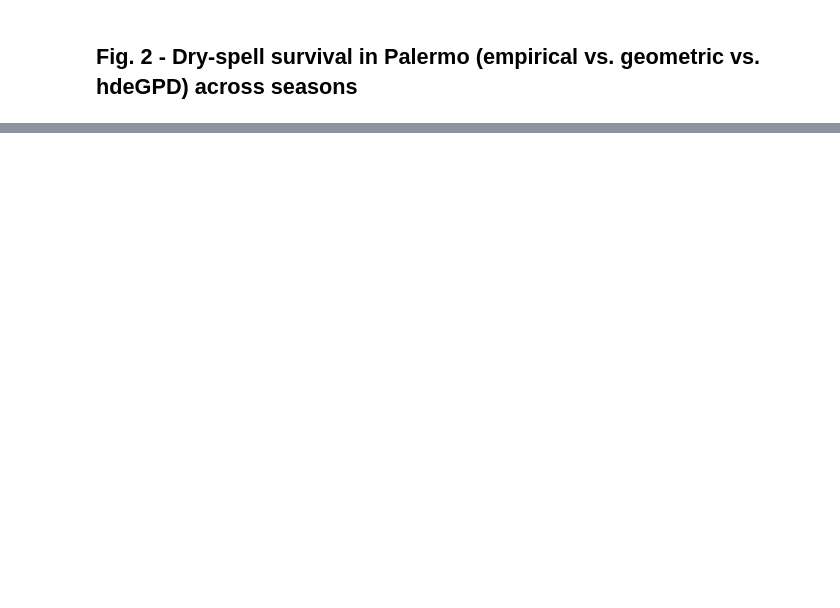
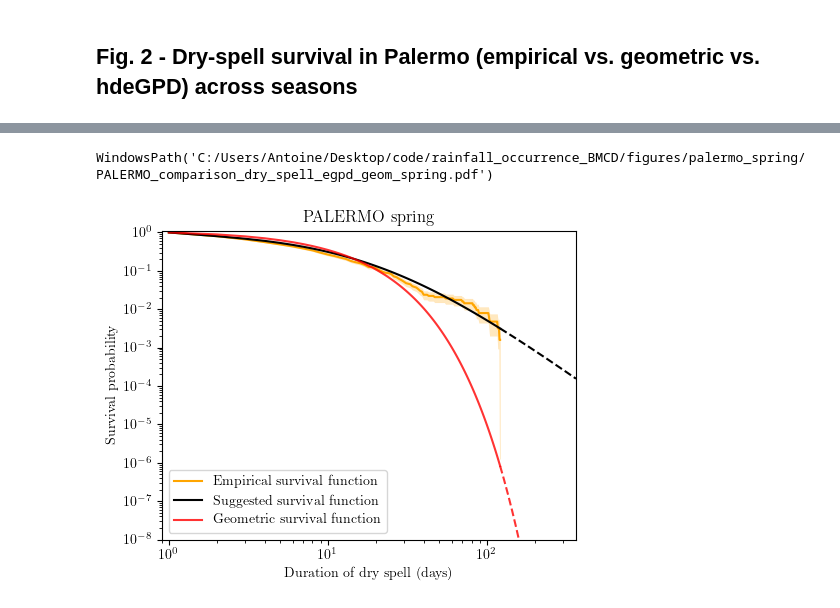
Before and after one commit to antoinedoize/rainfall_occurrence_BMCD, a Jupyter notebook: article_code/notebooks_article_pipeline/02_introduction_plots.ipynb, the cells around one changed output, grey strips where cells are left out. Drawn from its saved outputs; the diff is of its cells as text; code cells hidden in the pictures; blank space fills up the shorter version.

```diff
--- a/article_code/notebooks_article_pipeline/02_introduction_plots.ipynb
+++ b/article_code/notebooks_article_pipeline/02_introduction_plots.ipynb
@@ -156 +156,81 @@ WindowsPath('C:/Users/antoi/Desktop/code/rainfall_occurrence_BMCD/figures/PALERM
 [figure]
+# %%
+# Same survival comparison as above, but for Palermo spring only,
+# saved as a standalone single-panel PDF in a dedicated directory.
+out_dir = config.ROOT / "figures" / "palermo_spring"
+out_dir.mkdir(parents=True, exist_ok=True)
+
+vec_month_seasons = next(v for v in config.LIST_MONTH_SEASONS[1:] if v[3] == "spring")
+season = vec_month_seasons[3]
+month_set = set(vec_month_seasons)
+season_mask = np.array([m in month_set for m in palermo_months])
+concatenation_neg_exc = np.array(palermo_spells)[season_mask]
+
+# Fit parameters for spring
+row = df_fit_dry[(df_fit_dry['city'].str.upper() == NAME_STATION_EXAMPLE) &
+                 (df_fit_dry['season'] == season)].iloc[0]
+cdf_egpd = make_cdf_fitted_hdeGPD_from_params(
+    f_1=row['f_1'], xi_gpd=row['xi'],
+    sigma_gpd=row['sigma'], kappa_gpd=row['kappa'])
+
+# x ranges (observed and extension to 3 * max)
+min_season = int(np.min(concatenation_neg_exc))
+max_season = int(np.max(concatenation_neg_exc))
+x_min_plot = max(1, min_season)
+x_full = np.arange(x_min_plot, max_season + 1)
+x_ext  = np.arange(max_season, 3 * max_season + 1)
+
+# Empirical survival + standard errors
+f_emp_array        = np.array([S_hat(concatenation_neg_exc, int(x))[0] for x in x_full])
+errors_f_emp_array = np.array([S_hat(concatenation_neg_exc, int(x))[1] for x in x_full])
+
+# Geometric MLE -> survival
+p_geom = fit_geometric_p_mle(concatenation_neg_exc)
+q_leave = 1 - p_geom
+left_x = x_min_plot
+
+fig_spring, ax = plt.subplots(figsize=(5, 4))
+plt.rc('text', usetex=True)
+plt.rc('font', family='serif')
+
+# Empirical
+ax.plot(x_full, f_emp_array,
+        label="Empirical survival function", color="orange")
+
+# Suggested (hdeGPD) — solid on observed range, dashed on extension
+ax.plot(x_full, [1 - cdf_egpd(int(x) - 1) for x in x_full],
+        label="Suggested survival function", color="black")
+ax.plot(x_ext, [1 - cdf_egpd(int(x) - 1) for x in x_ext],
+        linestyle="dashed", color="black")
+
+# Geometric — solid on observed range, dashed on extension
+ax.plot(x_full, [q_leave ** (int(x) - 1) for x in x_full],
+        label="Geometric survival function", color="red", alpha=0.8)
+ax.plot(x_ext, [q_leave ** (int(x) - 1) for x in x_ext],
+        linestyle="dashed", color="red", alpha=0.8)
+
+# Empirical error band
+mask = x_full >= left_x
+ax.fill_between(
+    x_full[mask],
+    (f_emp_array - errors_f_emp_array)[mask],
+    (f_emp_array + errors_f_emp_array)[mask],
+    alpha=0.25, linewidth=0.1, color="orange",
+)
+
+ax.set_title(f"{NAME_STATION_EXAMPLE} {season}")
+ax.set_yscale("log")
+ax.set_xscale("log")
+ax.set_xlabel("Duration of dry spell (days)")
+ax.set_ylabel("Survival probability")
+ax.set_xlim((max(0.9 * left_x, 0.9), int(3 * max_season)))
+ax.set_ylim((1e-8, 1.1))
+ax.legend()
+
+fig_spring.tight_layout()
+out_path = out_dir / f"{NAME_STATION_EXAMPLE}_comparison_dry_spell_egpd_geom_spring.pdf"
+fig_spring.savefig(out_path, bbox_inches="tight", dpi=200)
+out_path
+# %% [output]
+WindowsPath('C:/Users/Antoine/Desktop/code/rainfall_occurrence_BMCD/figures/palermo_spring/PALERMO_comparison_dry_spell_egpd_geom_spring.pdf')
+[figure, added]
```
Also changed, not shown: parts of 2 cells of this notebook, 33 other files.
